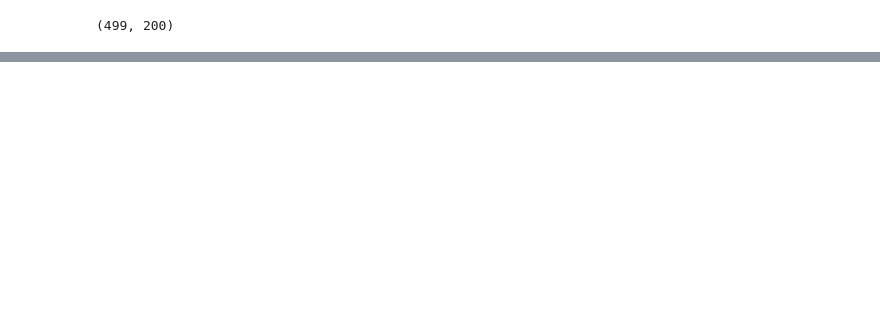
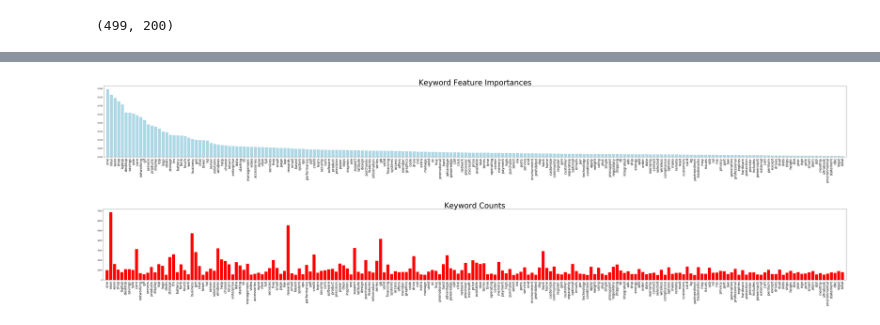
Before and after one commit to lorian/website-tags, a Jupyter notebook: SupervisedLearning_RandomForest.ipynb, the cells around one changed output, grey strips where cells are left out. Cells and saved outputs as stored; diff of their text form; code cells hidden in the pictures; blank space fills up the shorter version.

```diff
--- a/SupervisedLearning_RandomForest.ipynb
+++ b/SupervisedLearning_RandomForest.ipynb
@@ -72,0 +125,25 @@ plt.show()
+# %%
+randomforest.fit(words_features,y_train)
+importances = randomforest.feature_importances_
+indicesword=np.argsort(importances)[::-1]
+# %%
+fig=plt.figure(figsize=(56,8))
+tmp=200
+plt.title('Keyword Feature Importances', fontsize = 40)
+plt.bar(range(len(key_words[:tmp])),importances[indicesword][:tmp],color='lightblue',align='center')
+plt.xticks(range(len(key_words[:tmp])),np.array(key_words)[indicesword][:tmp],rotation=90,fontsize=18)
+plt.tight_layout()
+plt.xlim(-1,tmp)
+plt.show()
+# %% [output]
+[figure, added]
+# %%
+fig=plt.figure(figsize=(56,8))
+plt.title('Keyword Counts', fontsize = 40)
+plt.bar(range(len(key_words[:tmp])),np.array(words_count)[indicesword][:tmp],color='red',align='center')
+plt.xticks(range(len(key_words[:tmp])),np.array(key_words)[indicesword][:tmp],rotation=90,fontsize=18)
+plt.tight_layout()
+plt.xlim(-1,tmp)
+plt.show()
+# %% [output]
+[figure, added]
```
Also changed, not shown: parts of 12 cells of this notebook.
